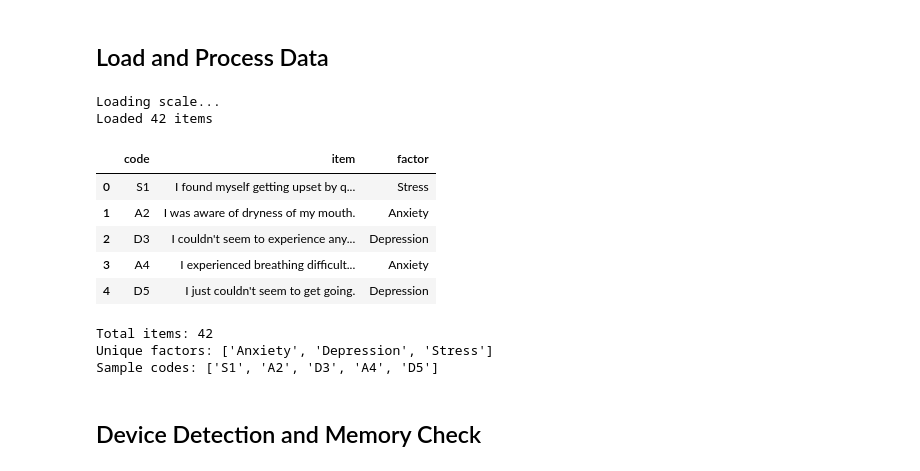
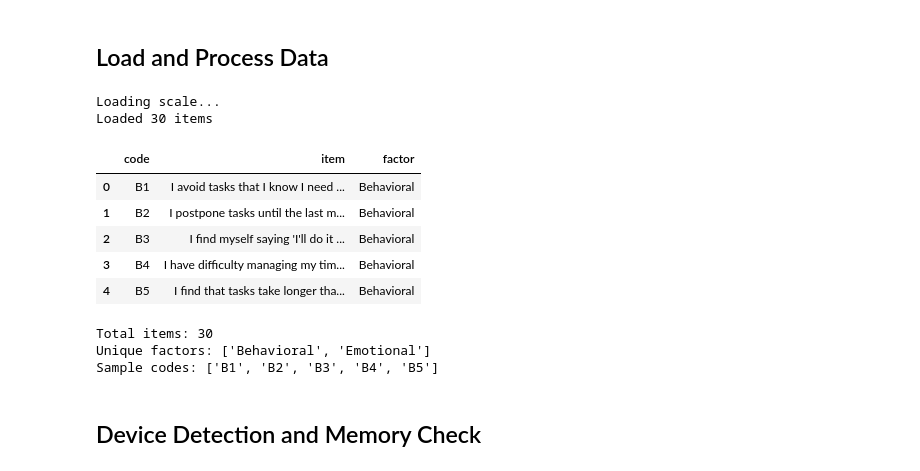
Before and after one commit to devon7y/llm_factor_analysis, a Jupyter notebook: t5gemma_factor_analysis.ipynb, the cells around one changed output. Saved outputs shown, nothing was run; the diff lists cells and outputs as text; code cells hidden in the pictures.

```diff
--- a/t5gemma_factor_analysis.ipynb
+++ b/t5gemma_factor_analysis.ipynb
@@ -43,20 +43,20 @@ print(f"  - transformers {transformers.__version__} loaded")
 ## Load and Process Data
 # %%
 print("Loading scale...")
-scale = pd.read_csv('DASS_items.csv', usecols=['code', 'item', 'factor'])
+scale = pd.read_csv('procrastination_items.csv', usecols=['code', 'item', 'factor'])
 print(f"Loaded {len(scale)} items")
 
 # Preview the data
 scale.head()
 # %% [output]
 Loading scale...
-Loaded 42 items
+Loaded 30 items
 |  | code | item | factor |
-| 0 | S1 | I found myself getting upset by q... | Stress |
-| 1 | A2 | I was aware of dryness of my mouth. | Anxiety |
-| 2 | D3 | I couldn't seem to experience any... | Depression |
-| 3 | A4 | I experienced breathing difficult... | Anxiety |
-| 4 | D5 | I just couldn't seem to get going. | Depression |
+| 0 | B1 | I avoid tasks that I know I need ... | Behavioral |
+| 1 | B2 | I postpone tasks until the last m... | Behavioral |
+| 2 | B3 | I find myself saying 'I'll do it ... | Behavioral |
+| 3 | B4 | I have difficulty managing my tim... | Behavioral |
+| 4 | B5 | I find that tasks take longer tha... | Behavioral |
 # %%
 # Extract codes, items and factors for easier access
 codes = scale['code'].tolist()
@@ -67,9 +67,9 @@ print(f"Total items: {len(items)}")
 print(f"Unique factors: {sorted(set(factors))}")
 print(f"Sample codes: {codes[:5]}")
 # %% [output]
-Total items: 42
-Unique factors: ['Anxiety', 'Depression', 'Stress']
-Sample codes: ['S1', 'A2', 'D3', 'A4', 'D5']
+Total items: 30
+Unique factors: ['Behavioral', 'Emotional']
+Sample codes: ['B1', 'B2', 'B3', 'B4', 'B5']
 # %% [markdown]
 ## Device Detection and Memory Check
 # %%
```
Also changed, not shown: parts of 17 cells of this notebook, 2 other files.
